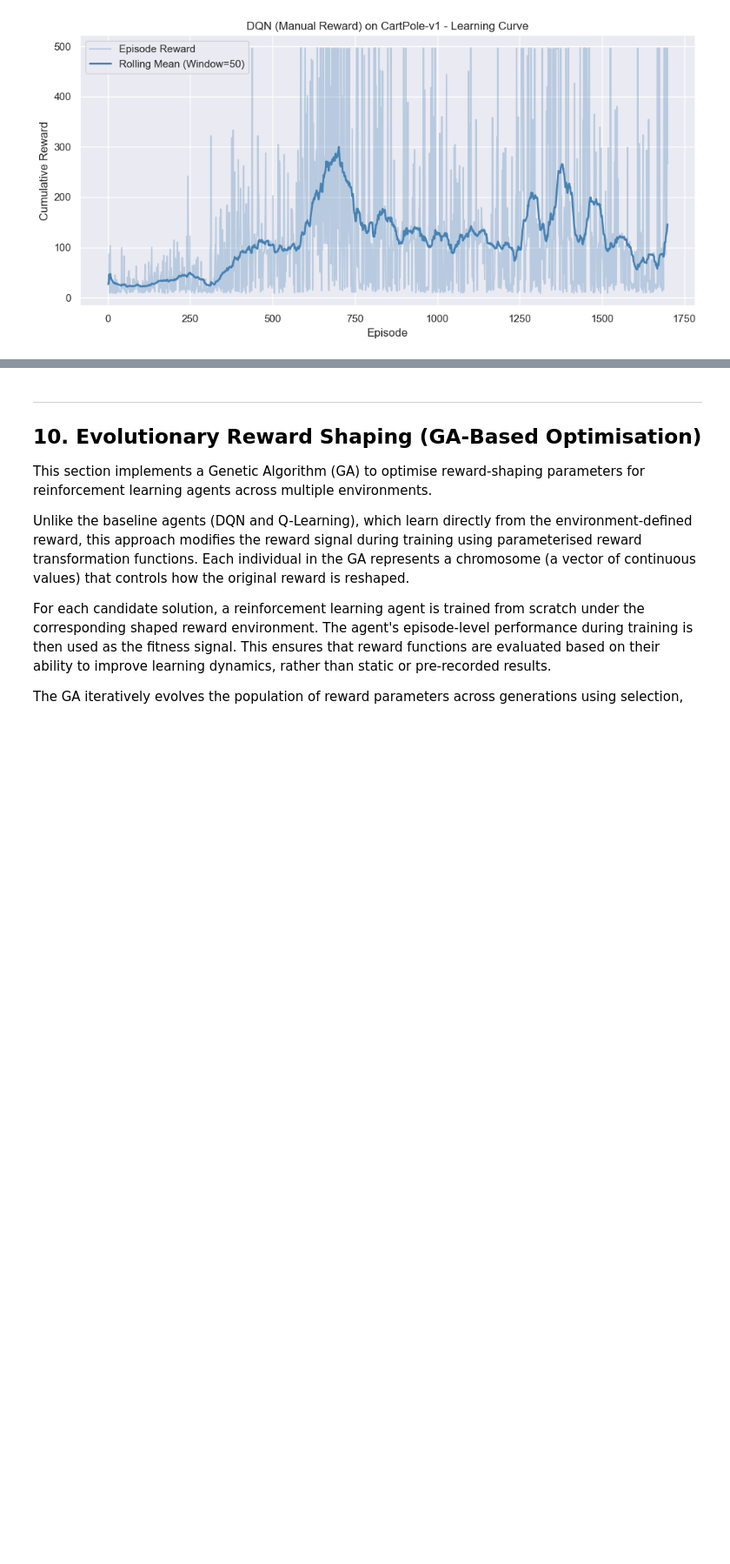
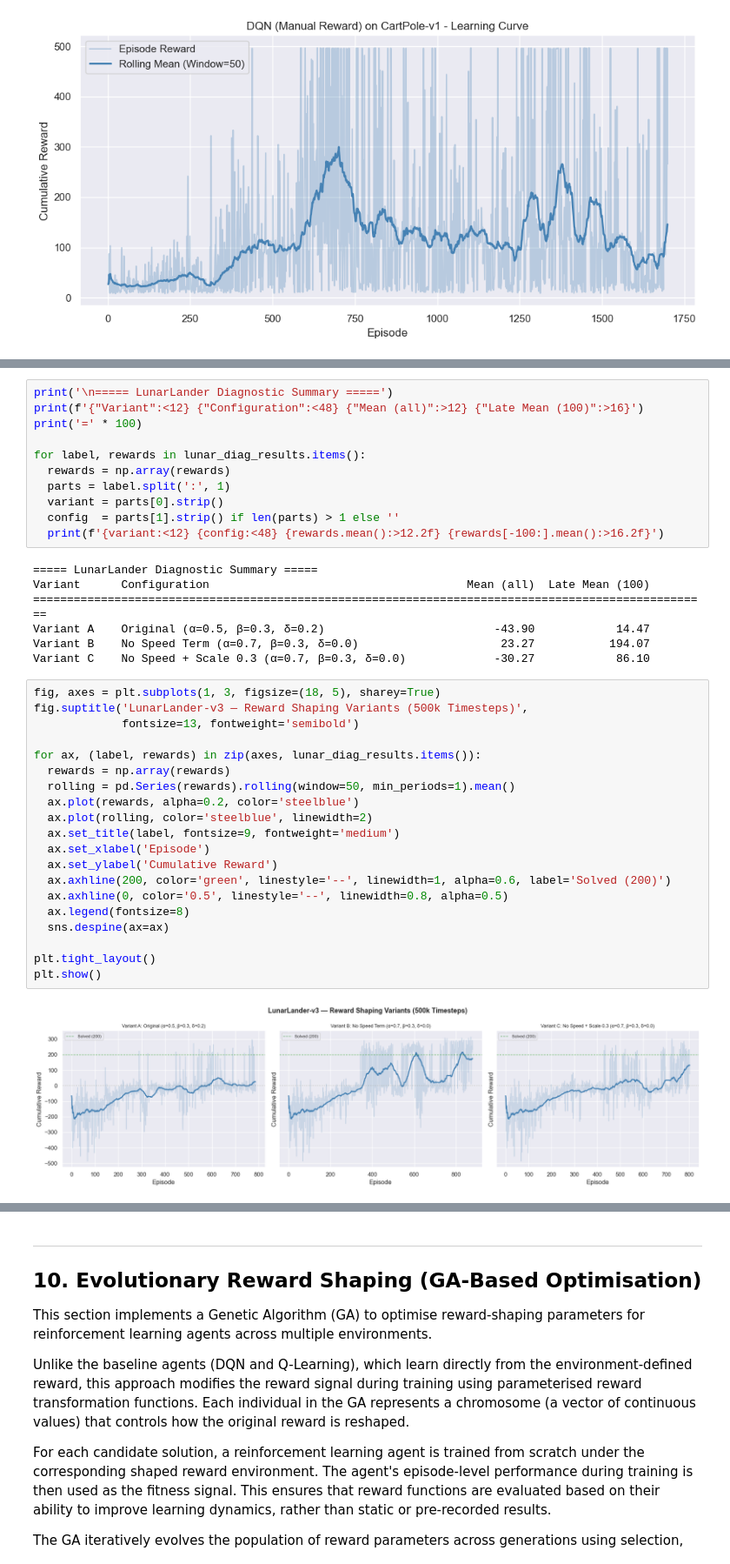
Before and after one commit to toms55/RL-gaming, a Jupyter notebook: notebooks/baseline_rl.ipynb, the cells around one changed output, grey strips where cells are left out. Shown at 87% size. Cells and saved outputs as stored; diff of their text form; blank space fills up the shorter version.

```diff
--- a/notebooks/baseline_rl.ipynb
+++ b/notebooks/baseline_rl.ipynb
@@ -1529,0 +1540,40 @@ Training Complete. Model Saved To: D:\Projects\project18-rl-reward-shaping\model
+# %%
+print('\n===== LunarLander Diagnostic Summary =====')
+print(f'{"Variant":<12} {"Configuration":<48} {"Mean (all)":>12} {"Late Mean (100)":>16}')
+print('=' * 100)
+
+for label, rewards in lunar_diag_results.items():
+  rewards = np.array(rewards)
+  parts = label.split(':', 1)
+  variant = parts[0].strip()
+  config  = parts[1].strip() if len(parts) > 1 else ''
+  print(f'{variant:<12} {config:<48} {rewards.mean():>12.2f} {rewards[-100:].mean():>16.2f}')
+# %% [output]
+===== LunarLander Diagnostic Summary =====
+Variant      Configuration                                      Mean (all)  Late Mean (100)
+====================================================================================================
+Variant A    Original (α=0.5, β=0.3, δ=0.2)                         -43.90            14.47
+Variant B    No Speed Term (α=0.7, β=0.3, δ=0.0)                     23.27           194.07
+Variant C    No Speed + Scale 0.3 (α=0.7, β=0.3, δ=0.0)             -30.27            86.10
+# %%
+fig, axes = plt.subplots(1, 3, figsize=(18, 5), sharey=True)
+fig.suptitle('LunarLander-v3 — Reward Shaping Variants (500k Timesteps)',
+             fontsize=13, fontweight='semibold')
+
+for ax, (label, rewards) in zip(axes, lunar_diag_results.items()):
+  rewards = np.array(rewards)
+  rolling = pd.Series(rewards).rolling(window=50, min_periods=1).mean()
+  ax.plot(rewards, alpha=0.2, color='steelblue')
+  ax.plot(rolling, color='steelblue', linewidth=2)
+  ax.set_title(label, fontsize=9, fontweight='medium')
+  ax.set_xlabel('Episode')
+  ax.set_ylabel('Cumulative Reward')
+  ax.axhline(200, color='green', linestyle='--', linewidth=1, alpha=0.6, label='Solved (200)')
+  ax.axhline(0, color='0.5', linestyle='--', linewidth=0.8, alpha=0.5)
+  ax.legend(fontsize=8)
+  sns.despine(ax=ax)
+
+plt.tight_layout()
+plt.show()
+# %% [output]
+[figure, added]
```
Also changed, not shown: parts of 23 cells of this notebook, 15 other files.
